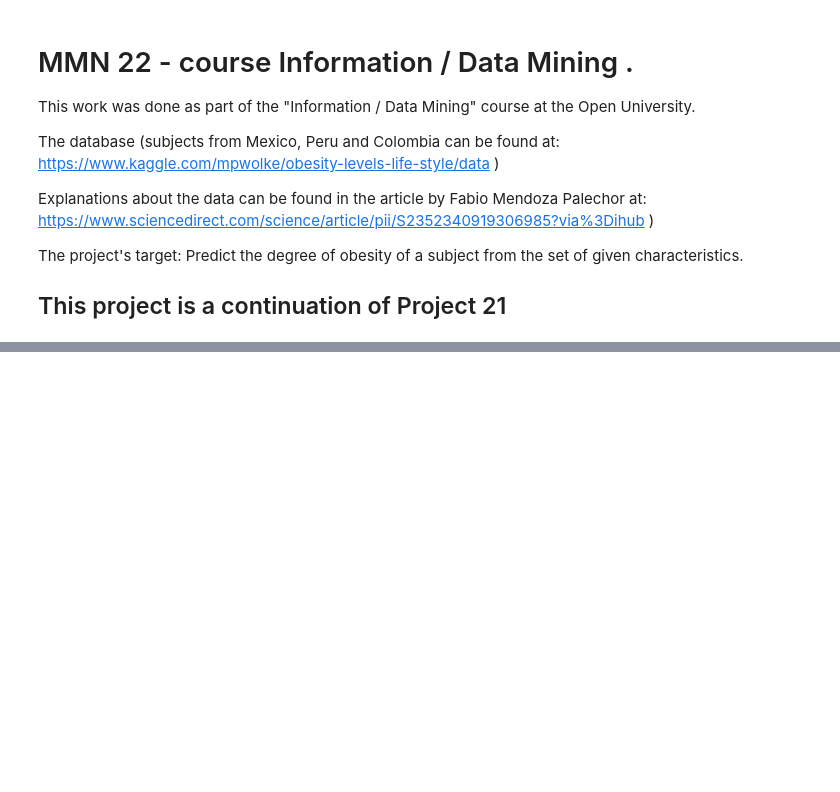
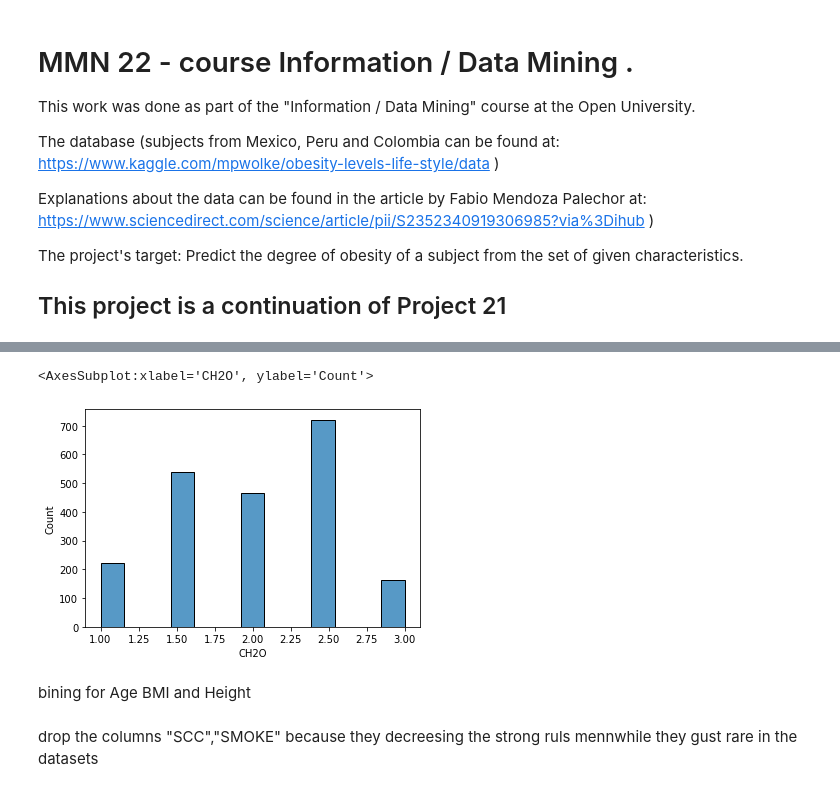
Before and after one commit to leibn/Data-Mining-Course-OpenU, a Jupyter notebook: mmn22/mmn22.ipynb, the cells around one changed output, grey strips where cells are left out. Saved outputs shown, nothing was run; the diff lists cells and outputs as text; code cells hidden in the pictures; blank space fills up the shorter version.

```diff
--- a/mmn22/mmn22.ipynb
+++ b/mmn22/mmn22.ipynb
@@ -12,0 +154,7 @@ Predict the degree of obesity of a subject from the set of given characteristics
+# %%
+sns.histplot(x=df["CH2O"])
+# %% [output]
+<AxesSubplot:xlabel='CH2O', ylabel='Count'>
+[figure, added]
+# %% [markdown]
+bining for Age BMI and Height
@@ -12,0 +166,2 @@ Predict the degree of obesity of a subject from the set of given characteristics
+# %% [markdown]
+drop the columns "SCC","SMOKE" because they decreesing the strong ruls mennwhile they gust rare in the datasets
```
Also changed, not shown: parts of 31 cells of this notebook, 11 other files.
